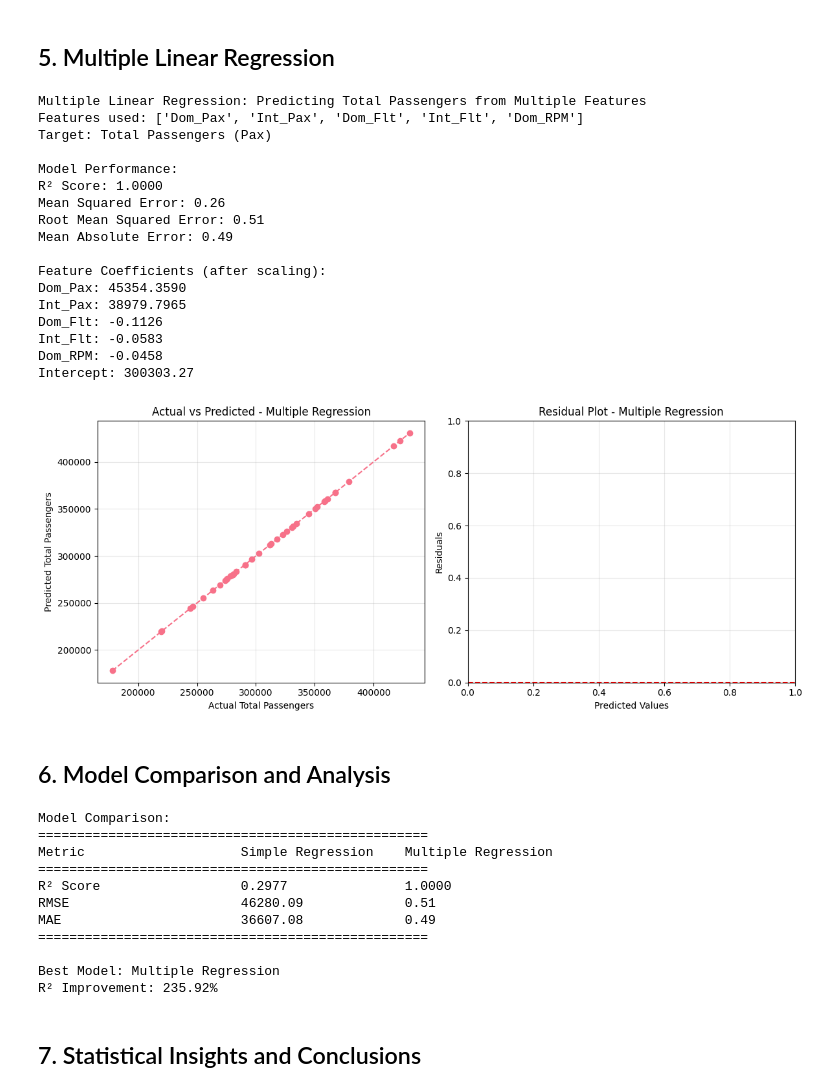
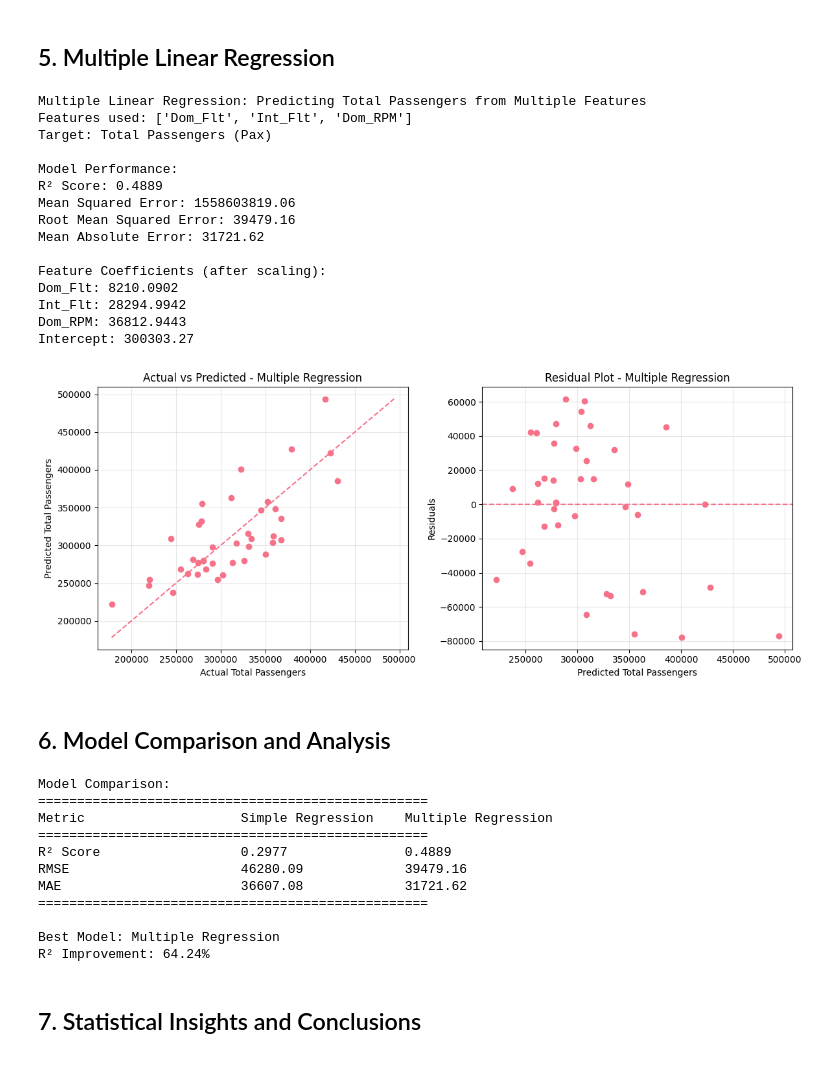
Before and after one commit to TiferetChayahShalom/DI_Bootcamp, a Jupyter notebook: Week9/Day2/Exercise_XP/air_traffic_statistical_analysis.ipynb, the cells around one changed output. Cells and saved outputs as stored; diff of their text form; code cells hidden in the pictures.

```diff
--- a/Week9/Day2/Exercise_XP/air_traffic_statistical_analysis.ipynb
+++ b/Week9/Day2/Exercise_XP/air_traffic_statistical_analysis.ipynb
@@ -389,7 +394,7 @@ print("Multiple Linear Regression: Predicting Total Passengers from Multiple Fea
 
 # TODO: Select appropriate features
 # Hint: Use columns like Dom_Pax, Int_Pax, Dom_Flt, Int_Flt, Dom_RPM (avoid Pax and Flt)
-feature_columns = ['Dom_Pax', 'Int_Pax', 'Dom_Flt', 'Int_Flt', 'Dom_RPM']
+feature_columns = ['Dom_Flt', 'Int_Flt', 'Dom_RPM']
 
 
 X_multiple = df[feature_columns]
@@ -433,59 +438,61 @@ for feature, coef in zip(feature_columns, multiple_model.coef_):
 print(f"Intercept: {multiple_model.intercept_:.2f}")
 # %% [output]
 Multiple Linear Regression: Predicting Total Passengers from Multiple Features
-Features used: ['Dom_Pax', 'Int_Pax', 'Dom_Flt', 'Int_Flt', 'Dom_RPM']
+Features used: ['Dom_Flt', 'Int_Flt', 'Dom_RPM']
 Target: Total Passengers (Pax)
 
 Model Performance:
-R² Score: 1.0000
-Mean Squared Error: 0.26
-Root Mean Squared Error: 0.51
-Mean Absolute Error: 0.49
+R² Score: 0.4889
+Mean Squared Error: 1558603819.06
+Root Mean Squared Error: 39479.16
+Mean Absolute Error: 31721.62
 
 Feature Coefficients (after scaling):
-Dom_Pax: 45354.3590
-Int_Pax: 38979.7965
-Dom_Flt: -0.1126
-Int_Flt: -0.0583
-Dom_RPM: -0.0458
+Dom_Flt: 8210.0902
+Int_Flt: 28294.9942
+Dom_RPM: 36812.9443
 Intercept: 300303.27
 # %%
 # TODO: Visualize multiple regression results
 # Create actual vs predicted plot and residual plot
 
 plt.figure(figsize=(12, 5))
 
 # Plot 1: Actual vs Predicted
 plt.subplot(1, 2, 1)
 # TODO: Create scatter plot of actual vs predicted values
 plt.scatter(y_test_mult, y_pred_mult)
 # TODO: Add a diagonal reference line (perfect prediction line)
 min_val = min(y_test_mult.min(), y_pred_mult.min())
 max_val = max(y_test_mult.max(), y_pred_mult.max())
 plt.plot([min_val, max_val], [min_val, max_val], linestyle='--')
 
 plt.xlabel('Actual Total Passengers')
 plt.ylabel('Predicted Total Passengers')
 plt.title('Actual vs Predicted - Multiple Regression')
 plt.grid(True, alpha=0.3)
 
 # Plot 2: Residual plot
 plt.subplot(1, 2, 2)
-# TODO: Calculate residuals and create residual plot
+
+# Calculate residuals
 residuals_mult = y_test_mult - y_pred_mult
 
-# TODO: Create scatter plot of predicted vs residuals
+# Create residual plot
+plt.scatter(y_pred_mult, residuals_mult)
 
-plt.axhline(y=0, color='red', linestyle='--')
-plt.xlabel('Predicted Values')
+# Reference line at zero
+plt.axhline(y=0, linestyle='--')
+
+plt.xlabel('Predicted Total Passengers')
 plt.ylabel('Residuals')
 plt.title('Residual Plot - Multiple Regression')
 plt.grid(True, alpha=0.3)
 
 plt.tight_layout()
 plt.show()
 # %% [output]
-[figure, old version]
+[figure, new version]
 # %% [markdown]
 ## 6. Model Comparison and Analysis
 # %%
@@ -523,13 +530,13 @@ Model Comparison:
 ==================================================
 Metric                    Simple Regression    Multiple Regression
 ==================================================
-R² Score                  0.2977               1.0000
-RMSE                      46280.09             0.51
-MAE                       36607.08             0.49
+R² Score                  0.2977               0.4889
+RMSE                      46280.09             39479.16
+MAE                       36607.08             31721.62
 ==================================================
 
 Best Model: Multiple Regression
-R² Improvement: 235.92%
+R² Improvement: 64.24%
 # %% [markdown]
 ## 7. Statistical Insights and Conclusions
 # %%
```
Also changed, not shown: parts of 3 cells of this notebook.
